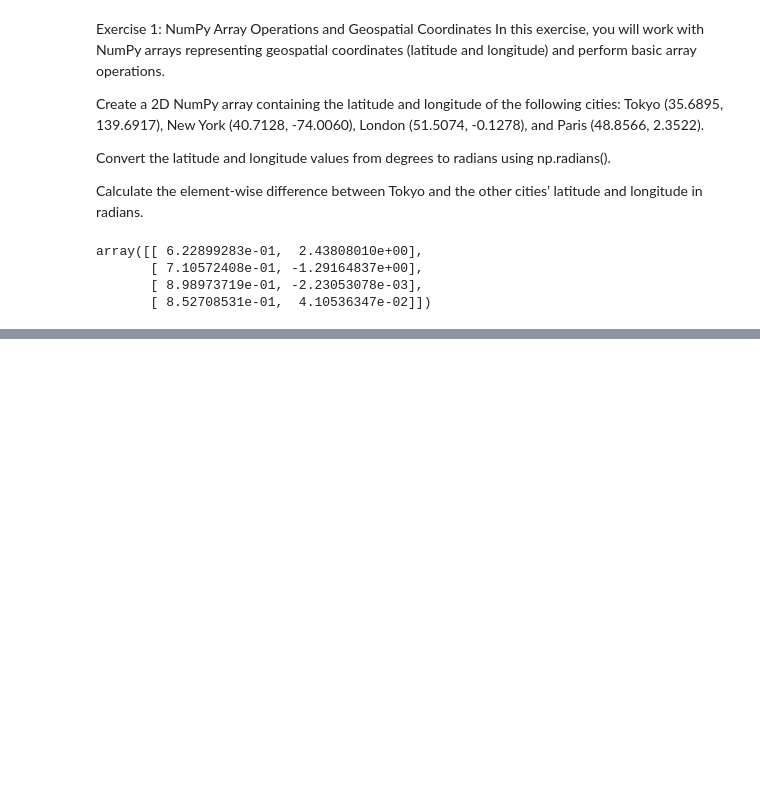
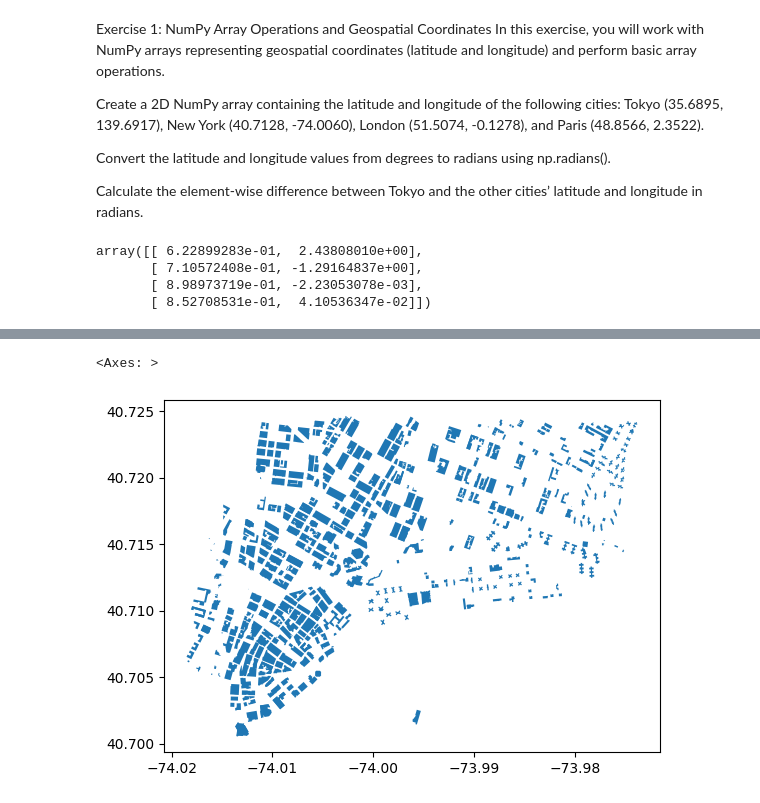
Before and after one commit to Darrkzero/lab_answer, a Jupyter notebook: lab_4.ipynb, the cells around one changed output, grey strips where cells are left out. Cells and saved outputs as stored; diff of their text form; code cells hidden in the pictures; blank space fills up the shorter version.

```diff
--- a/lab_4.ipynb
+++ b/lab_4.ipynb
@@ -26,0 +155,7 @@ array([[ 6.22899283e-01,  2.43808010e+00],
+# %%
+ave_height = gpdf["height_MS"].mean()
+# %%
+gpdf[gpdf["height_MS"] > ave_height].plot()
+# %% [output]
+<Axes: >
+[figure, added]
```
Also changed, not shown: parts of 21 cells of this notebook.
